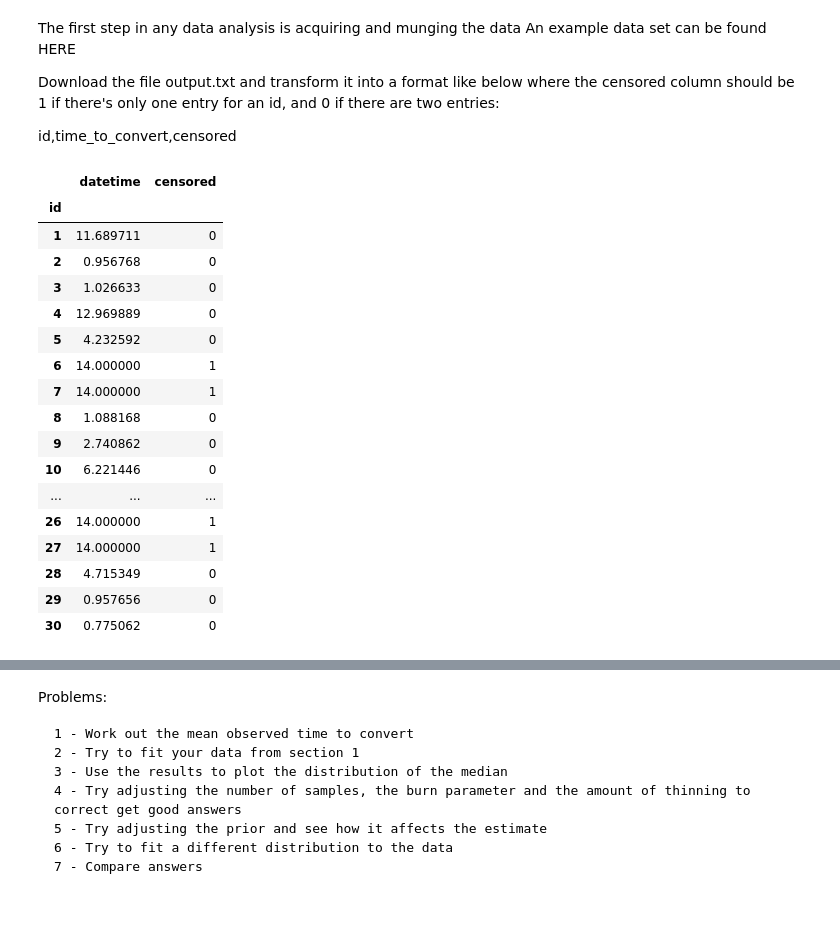
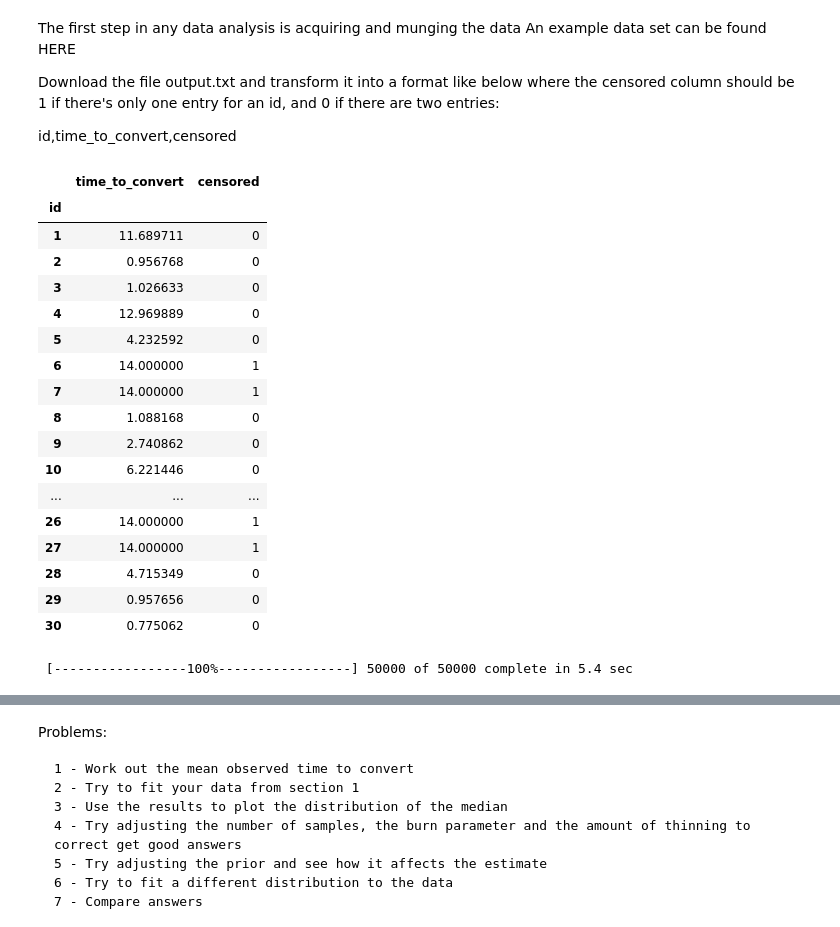
Before and after one commit to JakeColtman/BayesianSurvivalAnalysis, a Jupyter notebook: Full presentation.ipynb, the cells around one changed output, grey strips where cells are left out. Drawn from its saved outputs; the diff is of its cells as text; code cells hidden in the pictures.

```diff
--- a/Full presentation.ipynb
+++ b/Full presentation.ipynb
@@ -17,20 +17,21 @@ id,time_to_convert,censored
 # %%
 #Solution to part one:
 def convert_to_minutes(dt):
     day_diff = dt / np.timedelta64(1, 'D')
     if day_diff == 0:
         return 14
     else:
         return day_diff
 df = pd.read_csv("E:/output.txt")
-df["datetime"] = pd.to_datetime(df['datetime'])
+df["time_to_convert"] = pd.to_datetime(df['datetime'])
+df = df.drop('datetime', 1)
 time_deltas = df.groupby(by = "id").max() - df.groupby(by = "id").min()
-df = time_deltas["datetime"].apply(convert_to_minutes).to_frame()
-df["censored"] = df["datetime"] == 14.0
+df = time_deltas["time_to_convert"].apply(convert_to_minutes).to_frame()
+df["censored"] = df["time_to_convert"] == 14.0
 df["censored"] = df["censored"].apply(lambda x: 1 if x else 0)
 df
 # %% [output]
-|  | datetime | censored |
+|  | time_to_convert | censored |
 | id |  |  |
 | 1 | 11.689711 | 0 |
 | 2 | 0.956768 | 0 |
@@ -56,34 +55,21 @@ df
 # %%
 ## Example fully worked model using toy data
 ## Adapted from http://blog.yhat.com/posts/estimating-user-lifetimes-with-pymc.html
-## Note that there are corrections in the node to fix bugs in article
 
-import pymc as mc
-import numpy.ma as ma
-
-N = 30
-#create some artificial data, like the data in the figure above.
-lifetime = mc.rweibull( 2, 5, size = N )
-birth = mc.runiform(0, 10, N)
-
-censor = (birth + lifetime) > 10 #an individual is right-censored if this is True
-lifetime_ = ma.masked_array( lifetime, censor ) #create the censorship event.
-lifetime_.set_fill_value( 10 ) #good for computations later.
-
-#this begins the model
 alpha = mc.Uniform("alpha", 0,20)
-#lets just use uninformative priors
 beta = mc.Uniform("beta", 0,20)
-obs = mc.Weibull( 'obs', alpha, beta, value = lifetime_, observed = True )
+obs = mc.Weibull('obs', alpha, beta, value = df["time_to_convert"], observed = True )
 
 @mc.potential
 def censorfactor(obs=obs):
-    if np.any((obs + birth < 10)[lifetime_.mask] ):
+    if np.any(obs>14 ):
         return -100000
     else:
         return 0
 
 mcmc = mc.MCMC([alpha, beta, obs, censorfactor ] )
 mcmc.sample(50000, burn = 10, thin = 1)
+# %% [output]
+ [-----------------100%-----------------] 50000 of 50000 complete in 5.4 sec
 # %%
 pm.Matplot.plot(mcmc)
```
Also changed, not shown: parts of 6 cells of this notebook, 2 other files.
